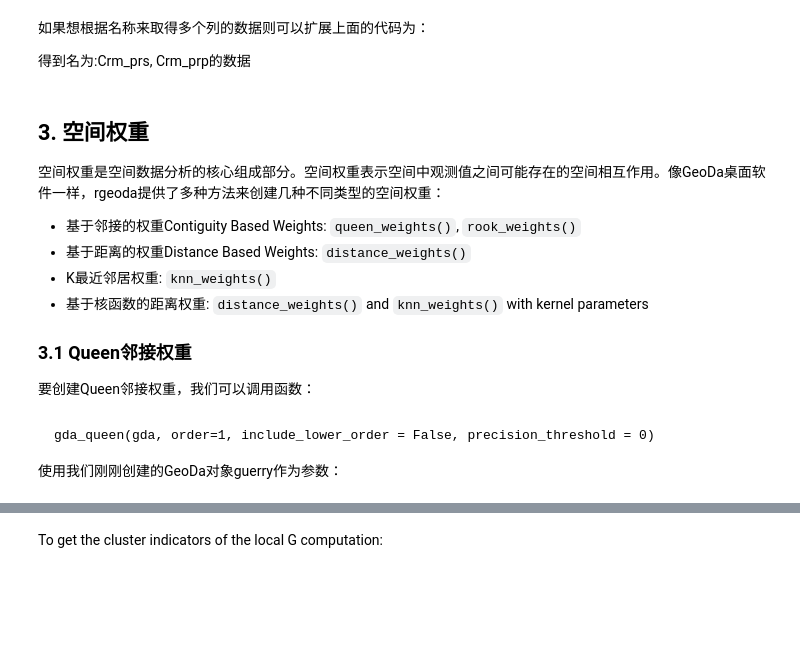
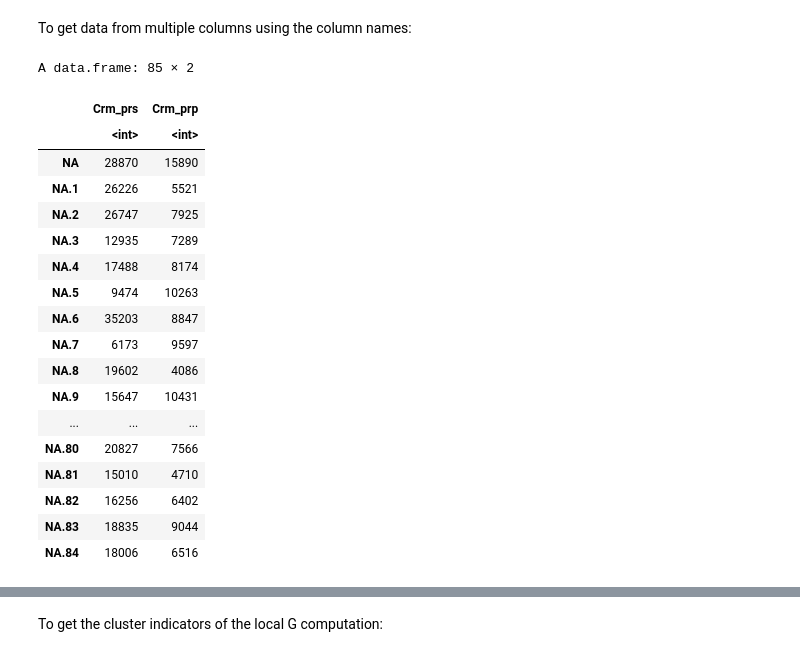
Before and after one commit to lixun910/rgeoda_tutorial, a Jupyter notebook: 1. Tutorial of rgeoda v0.0.4.ipynb, the cells around one changed output, grey strips where cells are left out. Cells and saved outputs as stored; diff of their text form; code cells hidden in the pictures; blank space fills up the shorter version.

````diff
--- a/1. Tutorial of rgeoda v0.0.4.ipynb
+++ b/1. Tutorial of rgeoda v0.0.4.ipynb
@@ -76,25 +165,25 @@ crm_prs <- guerry_df['Crm_prs'][,1]
-# %% [markdown]
-如果想根据名称来取得多个列的数据则可以扩展上面的代码为：
-
-得到名为:Crm_prs, Crm_prp的数据
+# %% [markdown]
+To get data from multiple columns using the column names:
 # %%
 crm_prs_prp <- guerry_df[c('Crm_prs', 'Crm_prp')]
+crm_prs_prp
+# %% [output]
+A data.frame: 85 × 2
+|  | Crm_prs | Crm_prp |
+|  | <int> | <int> |
+| NA | 28870 | 15890 |
+| NA.1 | 26226 | 5521 |
+| NA.2 | 26747 | 7925 |
+| NA.3 | 12935 | 7289 |
+| NA.4 | 17488 | 8174 |
+| NA.5 | 9474 | 10263 |
+| NA.6 | 35203 | 8847 |
+| NA.7 | 6173 | 9597 |
+| NA.8 | 19602 | 4086 |
+| NA.9 | 15647 | 10431 |
+| ... | ... | ... |
+| NA.80 | 20827 | 7566 |
+| NA.81 | 15010 | 4710 |
+| NA.82 | 16256 | 6402 |
+| NA.83 | 18835 | 9044 |
+| NA.84 | 18006 | 6516 |
-# %% [markdown]
-## 3. 空间权重
-
-空间权重是空间数据分析的核心组成部分。空间权重表示空间中观测值之间可能存在的空间相互作用。像GeoDa桌面软件一样，rgeoda提供了多种方法来创建几种不同类型的空间权重：
-
-* 基于邻接的权重Contiguity Based Weights: `queen_weights()`, `rook_weights()`
-* 基于距离的权重Distance Based Weights: `distance_weights()`
-* K最近邻居权重: `knn_weights()`
-* 基于核函数的距离权重: `distance_weights()` and `knn_weights()` with kernel parameters
-
-### 3.1 Queen邻接权重
-
-要创建Queen邻接权重，我们可以调用函数：
-# %% [markdown]
-```
-gda_queen(gda, order=1, include_lower_order = False, precision_threshold = 0)
-```
-
-使用我们刚刚创建的GeoDa对象guerry作为参数：
````
Also changed, not shown: parts of 142 cells of this notebook, 4 other files.
